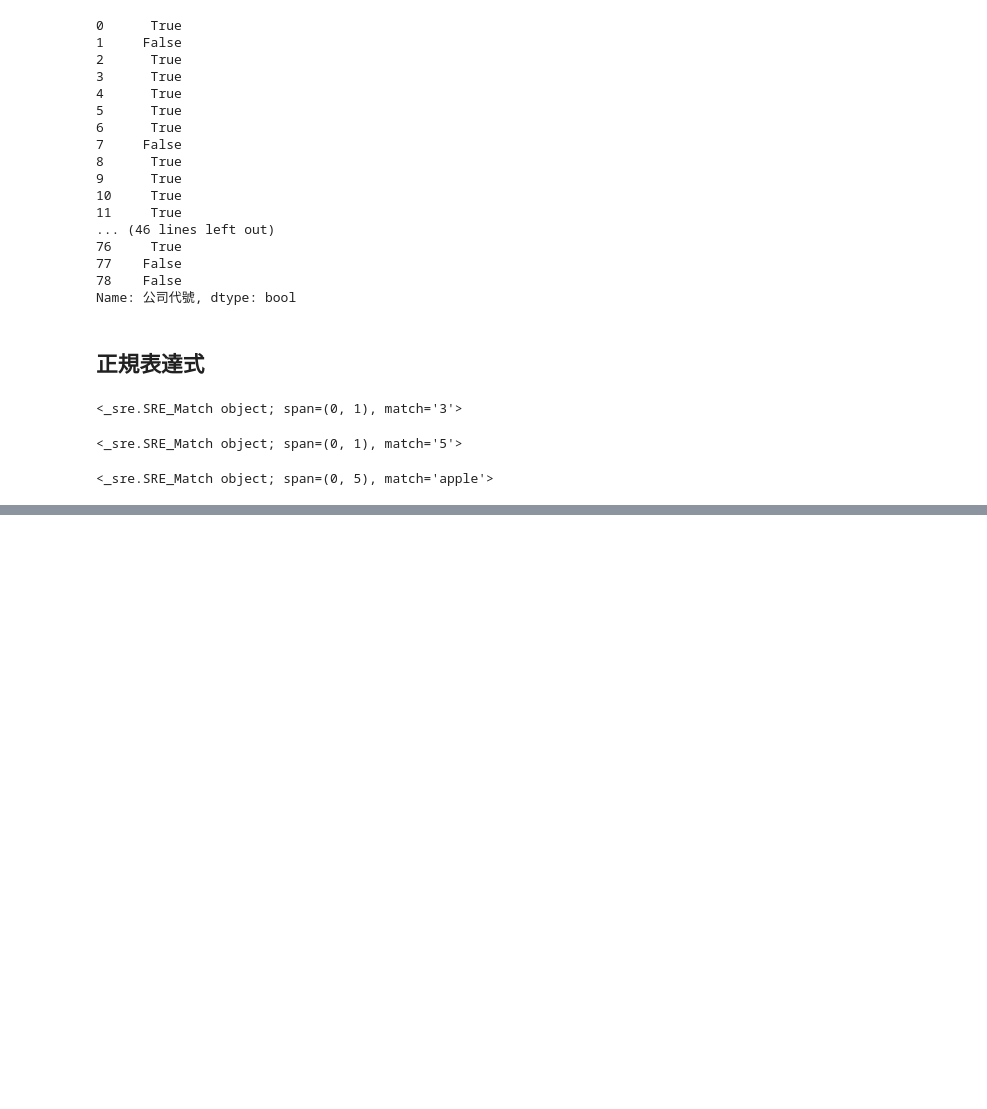
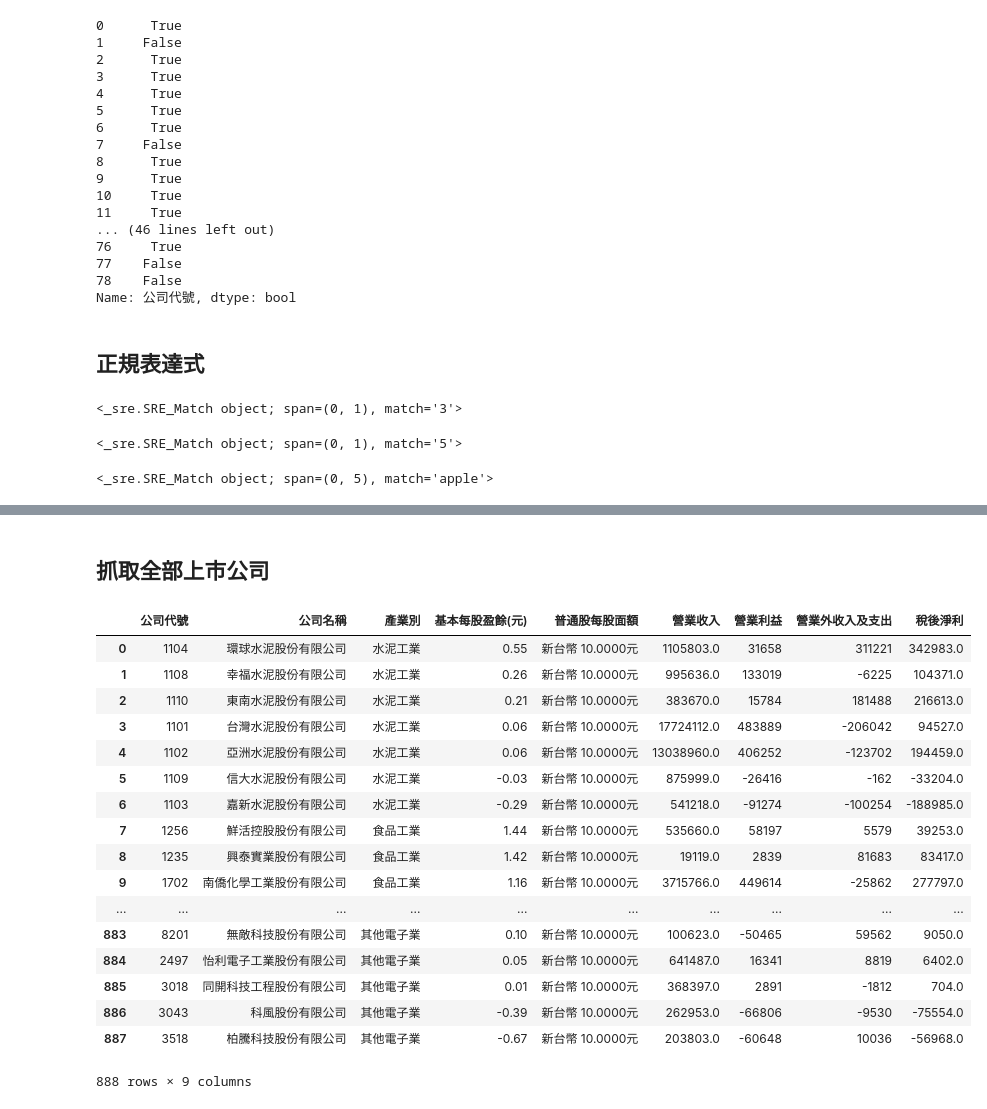
Before and after one commit to nagi31904/python_network_1, a Jupyter notebook: python_network2.ipynb, the cells around one changed output, grey strips where cells are left out. Drawn from its saved outputs; the diff is of its cells as text; code cells hidden in the pictures; blank space fills up the shorter version.

```diff
--- a/python_network2.ipynb
+++ b/python_network2.ipynb
@@ -229,0 +344,50 @@ stockdf[stockdf['公司代號'].str.match('^[0-9]')]#取得只有公司的代碼
+# %% [markdown]
+## 抓取全部上市公司
+# %%
+import requests
+
+url = "http://mops.twse.com.tw/mops/web/ajax_t163sb19"
+payload={
+'encodeURIComponent':'1',
+'step':'1',
+'firstin':'1',
+'TYPEK':'sii',
+'code':'',
+'year':'105',
+'season':'01'
+}
+
+
+
+res = requests.post(url,data=payload)
+res.encoding='utf-8'#修改編碼
+dfs = pandas.read_html(res.text,header=0)
+
+dfall = []
+for stockdf in dfs:
+
+    stockdf = stockdf[stockdf['公司代號'].str.match('^[0-9]')]
+    dfall.append(stockdf)
+stockdf = dfs[0]
+
+
+pandas.concat(dfall,ignore_index=True)
+# %% [output]
+|  | 公司代號 | 公司名稱 | 產業別 | 基本每股盈餘(元) | 普通股每股面額 | 營業收入 | 營業利益 | 營業外收入及支出 | 稅後淨利 |
+| 0 | 1104 | 環球水泥股份有限公司 | 水泥工業 | 0.55 | 新台幣 10.0000元 | 1105803.0 | 31658 | 311221 | 342983.0 |
+| 1 | 1108 | 幸福水泥股份有限公司 | 水泥工業 | 0.26 | 新台幣 10.0000元 | 995636.0 | 133019 | -6225 | 104371.0 |
+| 2 | 1110 | 東南水泥股份有限公司 | 水泥工業 | 0.21 | 新台幣 10.0000元 | 383670.0 | 15784 | 181488 | 216613.0 |
+| 3 | 1101 | 台灣水泥股份有限公司 | 水泥工業 | 0.06 | 新台幣 10.0000元 | 17724112.0 | 483889 | -206042 | 94527.0 |
+| 4 | 1102 | 亞洲水泥股份有限公司 | 水泥工業 | 0.06 | 新台幣 10.0000元 | 13038960.0 | 406252 | -123702 | 194459.0 |
+| 5 | 1109 | 信大水泥股份有限公司 | 水泥工業 | -0.03 | 新台幣 10.0000元 | 875999.0 | -26416 | -162 | -33204.0 |
+| 6 | 1103 | 嘉新水泥股份有限公司 | 水泥工業 | -0.29 | 新台幣 10.0000元 | 541218.0 | -91274 | -100254 | -188985.0 |
+| 7 | 1256 | 鮮活控股股份有限公司 | 食品工業 | 1.44 | 新台幣 10.0000元 | 535660.0 | 58197 | 5579 | 39253.0 |
+| 8 | 1235 | 興泰實業股份有限公司 | 食品工業 | 1.42 | 新台幣 10.0000元 | 19119.0 | 2839 | 81683 | 83417.0 |
+| 9 | 1702 | 南僑化學工業股份有限公司 | 食品工業 | 1.16 | 新台幣 10.0000元 | 3715766.0 | 449614 | -25862 | 277797.0 |
+| ... | ... | ... | ... | ... | ... | ... | ... | ... | ... |
+| 883 | 8201 | 無敵科技股份有限公司 | 其他電子業 | 0.10 | 新台幣 10.0000元 | 100623.0 | -50465 | 59562 | 9050.0 |
+| 884 | 2497 | 怡利電子工業股份有限公司 | 其他電子業 | 0.05 | 新台幣 10.0000元 | 641487.0 | 16341 | 8819 | 6402.0 |
+| 885 | 3018 | 同開科技工程股份有限公司 | 其他電子業 | 0.01 | 新台幣 10.0000元 | 368397.0 | 2891 | -1812 | 704.0 |
+| 886 | 3043 | 科風股份有限公司 | 其他電子業 | -0.39 | 新台幣 10.0000元 | 262953.0 | -66806 | -9530 | -75554.0 |
+| 887 | 3518 | 柏騰科技股份有限公司 | 其他電子業 | -0.67 | 新台幣 10.0000元 | 203803.0 | -60648 | 10036 | -56968.0 |
+888 rows × 9 columns
```
Also changed, not shown: parts of 17 cells of this notebook.
